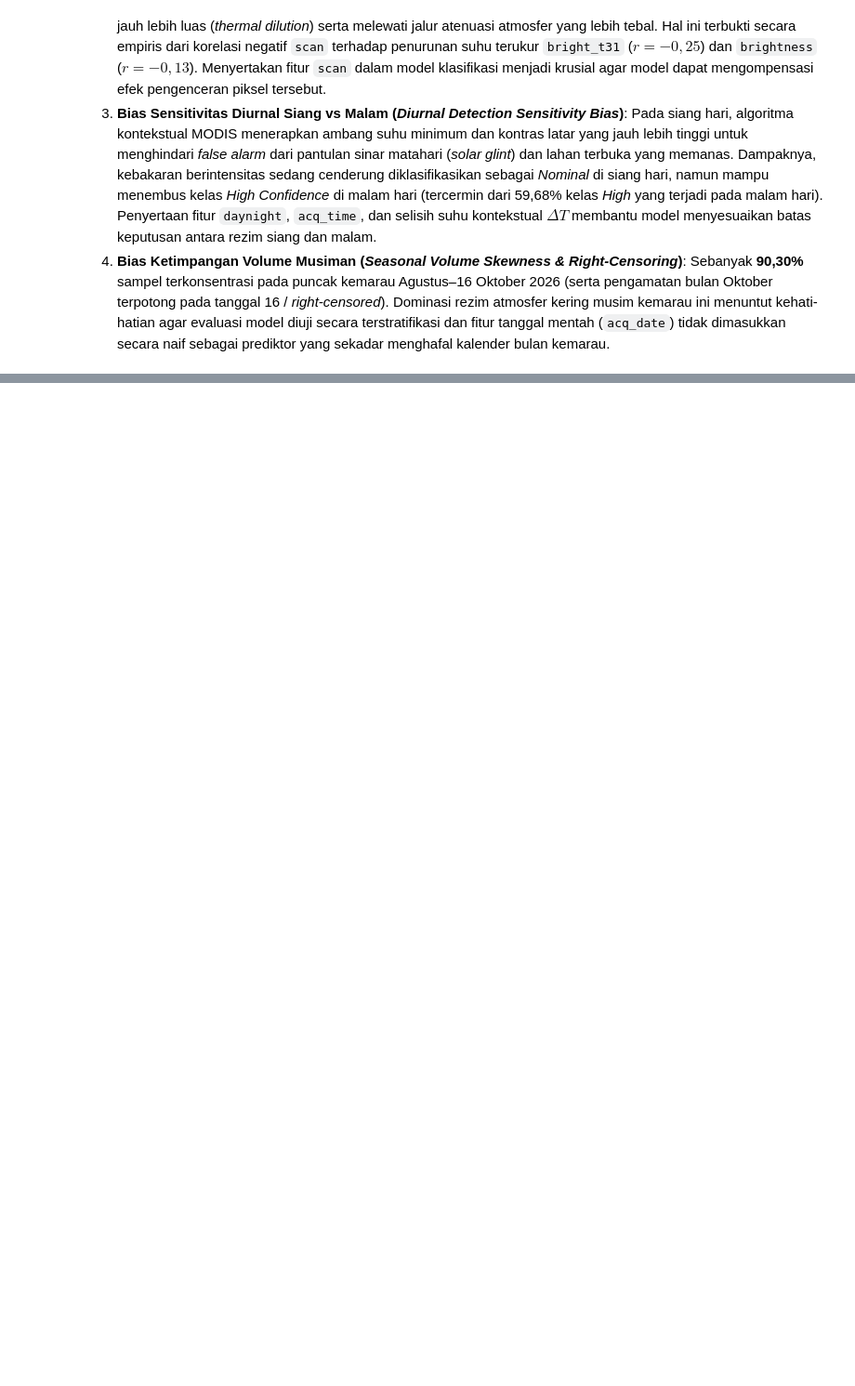
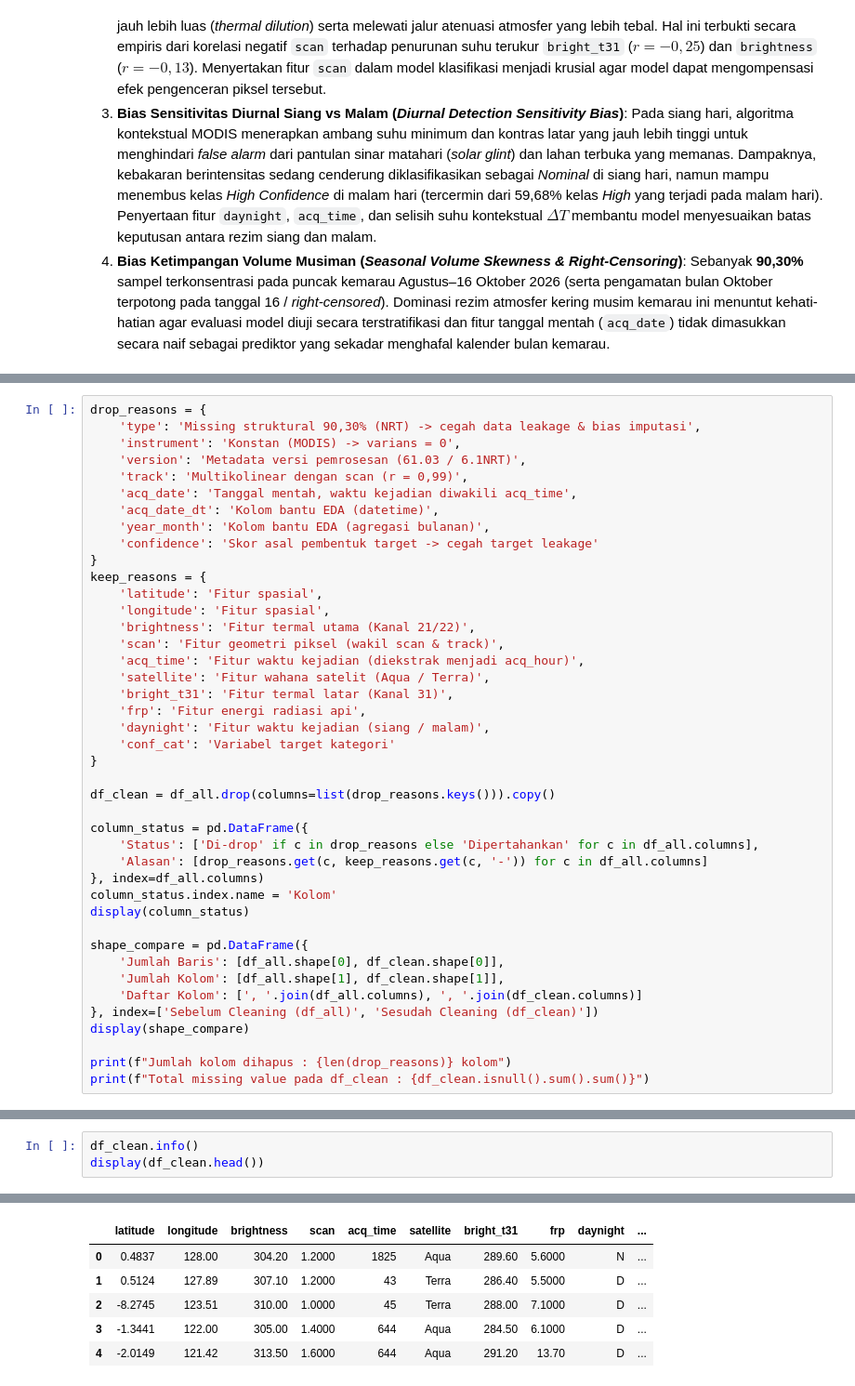
Before and after one commit to Indranaufalf/6_DataScience_IF-A, a Jupyter notebook: Laporan_UTS_EDA_Hotspot_NASA_FIRMS_2026.ipynb, the cells around one changed output, grey strips where cells are left out. Shown at 93% size. Drawn from its saved outputs; the diff is of its cells as text; blank space fills up the shorter version.

```diff
--- a/Laporan_UTS_EDA_Hotspot_NASA_FIRMS_2026.ipynb
+++ b/Laporan_UTS_EDA_Hotspot_NASA_FIRMS_2026.ipynb
@@ -668,0 +756,42 @@ Meskipun representatif secara makro, mekanisme akuisisi sensor optik-termal MODI
+# %%
+drop_reasons = {
+    'type': 'Missing struktural 90,30% (NRT) -> cegah data leakage & bias imputasi',
+    'instrument': 'Konstan (MODIS) -> varians = 0',
+    'version': 'Metadata versi pemrosesan (61.03 / 6.1NRT)',
+    'track': 'Multikolinear dengan scan (r = 0,99)',
+    'acq_date': 'Tanggal mentah, waktu kejadian diwakili acq_time',
+    'acq_date_dt': 'Kolom bantu EDA (datetime)',
+    'year_month': 'Kolom bantu EDA (agregasi bulanan)',
+    'confidence': 'Skor asal pembentuk target -> cegah target leakage'
+}
+keep_reasons = {
+    'latitude': 'Fitur spasial',
+    'longitude': 'Fitur spasial',
+    'brightness': 'Fitur termal utama (Kanal 21/22)',
+    'scan': 'Fitur geometri piksel (wakil scan & track)',
+    'acq_time': 'Fitur waktu kejadian (diekstrak menjadi acq_hour)',
+    'satellite': 'Fitur wahana satelit (Aqua / Terra)',
+    'bright_t31': 'Fitur termal latar (Kanal 31)',
+    'frp': 'Fitur energi radiasi api',
+    'daynight': 'Fitur waktu kejadian (siang / malam)',
+    'conf_cat': 'Variabel target kategori'
+}
+
+df_clean = df_all.drop(columns=list(drop_reasons.keys())).copy()
+
+column_status = pd.DataFrame({
+    'Status': ['Di-drop' if c in drop_reasons else 'Dipertahankan' for c in df_all.columns],
+    'Alasan': [drop_reasons.get(c, keep_reasons.get(c, '-')) for c in df_all.columns]
+}, index=df_all.columns)
+column_status.index.name = 'Kolom'
+display(column_status)
+
+shape_compare = pd.DataFrame({
+    'Jumlah Baris': [df_all.shape[0], df_clean.shape[0]],
+    'Jumlah Kolom': [df_all.shape[1], df_clean.shape[1]],
+    'Daftar Kolom': [', '.join(df_all.columns), ', '.join(df_clean.columns)]
+}, index=['Sebelum Cleaning (df_all)', 'Sesudah Cleaning (df_clean)'])
+display(shape_compare)
+
+print(f"Jumlah kolom dihapus : {len(drop_reasons)} kolom")
+print(f"Total missing value pada df_clean : {df_clean.isnull().sum().sum()}")
@@ -668,0 +870,4 @@ Meskipun representatif secara makro, mekanisme akuisisi sensor optik-termal MODI
+# %%
+df_clean.info()
+display(df_clean.head())
+# %% [output]
@@ -668,0 +891,6 @@ Meskipun representatif secara makro, mekanisme akuisisi sensor optik-termal MODI
+|  | latitude | longitude | brightness | scan | acq_time | satellite | bright_t31 | frp | daynight | ... |
+| 0 | 0.4837 | 128.00 | 304.20 | 1.2000 | 1825 | Aqua | 289.60 | 5.6000 | N | ... |
+| 1 | 0.5124 | 127.89 | 307.10 | 1.2000 | 43 | Terra | 286.40 | 5.5000 | D | ... |
+| 2 | -8.2745 | 123.51 | 310.00 | 1.0000 | 45 | Terra | 288.00 | 7.1000 | D | ... |
+| 3 | -1.3441 | 122.00 | 305.00 | 1.4000 | 644 | Aqua | 284.50 | 6.1000 | D | ... |
+| 4 | -2.0149 | 121.42 | 313.50 | 1.6000 | 644 | Aqua | 291.20 | 13.70 | D | ... |
```
Also changed, not shown: parts of 53 cells of this notebook.
